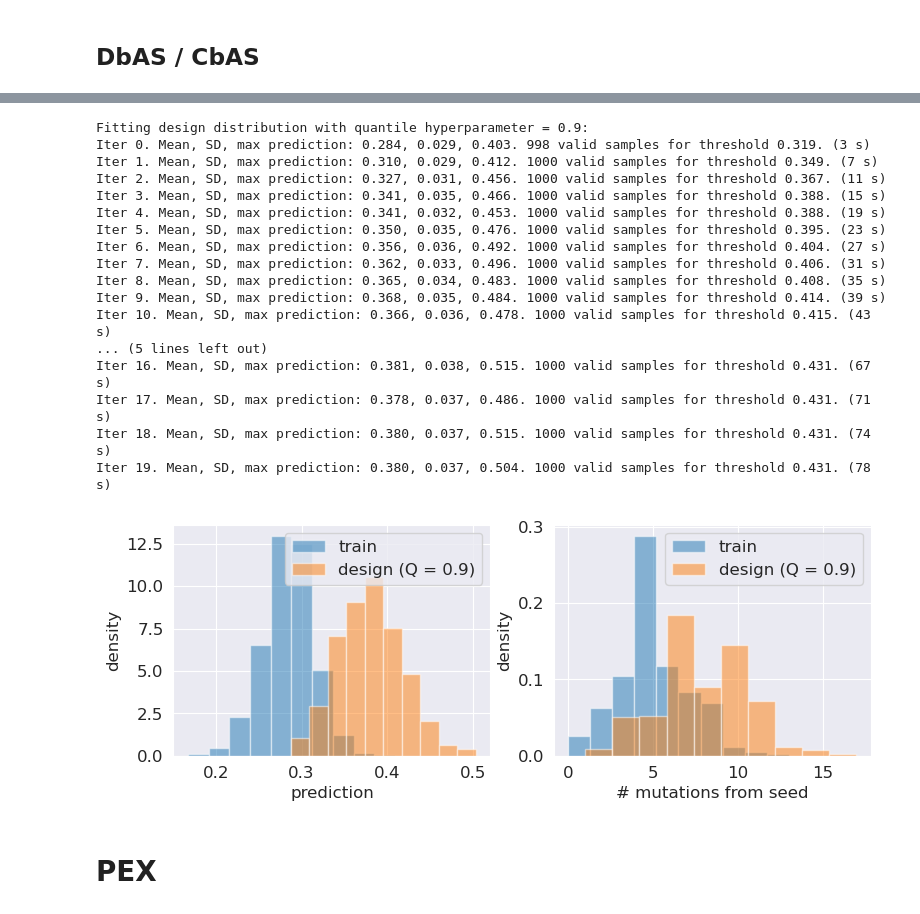
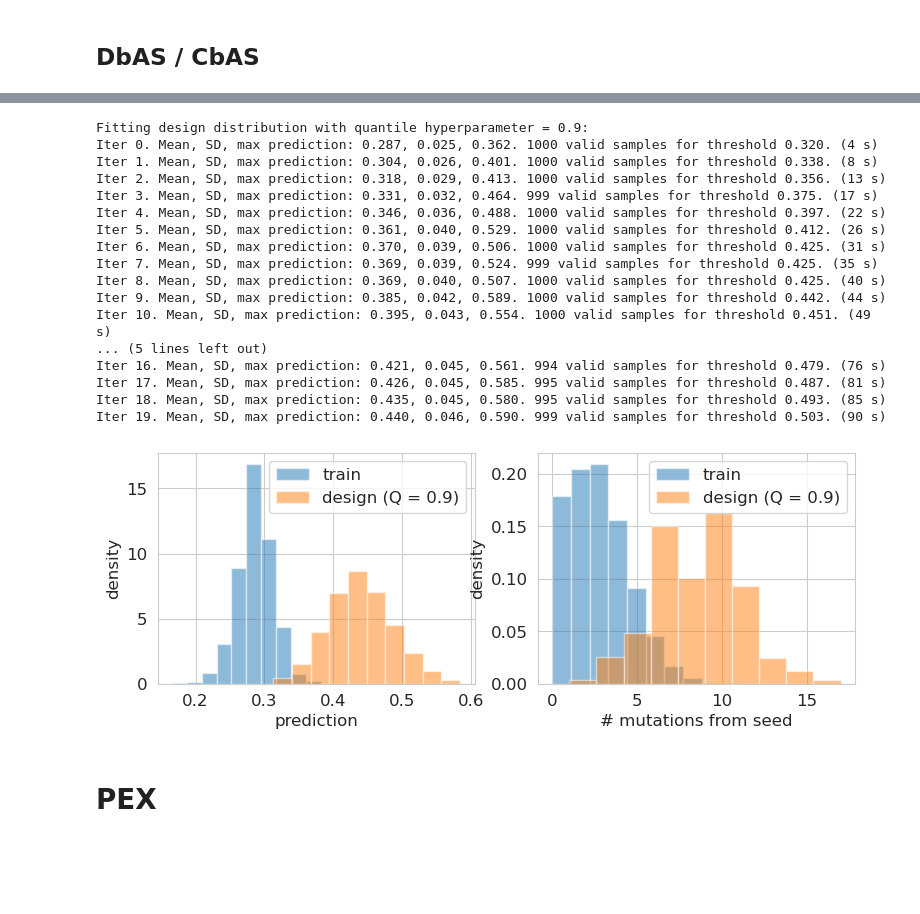
Before and after one commit to clarafy/design-algorithm-selection, a Jupyter notebook: notebooks/rna-031123.ipynb, the cells around one changed output, grey strips where cells are left out. Saved outputs shown, nothing was run; the diff lists cells and outputs as text; code cells hidden in the pictures; blank space fills up the shorter version.

```diff
--- a/notebooks/rna-031123.ipynb
+++ b/notebooks/rna-031123.ipynb
@@ -34,14 +42,14 @@ sns.set_style('darkgrid')
 reload(rna)
 n_train = 5000
 p_mutation = 4 / 50
-noise_sd = 0.03
+noise_sd = 0.02
 n_hidden = 100
 n_epoch = 5
 lr = 0.001
 n_filters = 32
-save_fname_no_ftype = 'nsd{:.2f}-h{}-032223'.format(noise_sd, n_hidden)
+save_fname_no_ftype = 'nsd{:.2f}-040324'.format(noise_sd, n_hidden)
 
-ridge, ff, cnn, testseq_n, ytest_n = rna.train_models(
+ridge, ff, cnn, trainseq_n, ytrain_n, testseq_n, ytest_n = rna.train_models(
     n_train,
     p_mutation=p_mutation,
     noise_sd=noise_sd,
@@ -278,6 +290,7 @@ latent_dim = 10
 n_hidden = 20
 weight_type = 'cbas'
 device = 'cpu'
+model = ridge
 
 cbas = designers.CbAS(
     model,
@@ -305,45 +318,45 @@ design_n = cbas.design_sequences(
 )
 # %% [output]
 Fitting design distribution with quantile hyperparameter = 0.9:
-Iter 0. Mean, SD, max prediction: 0.284, 0.029, 0.403. 998 valid samples for threshold 0.319. (3 s)
-Iter 1. Mean, SD, max prediction: 0.310, 0.029, 0.412. 1000 valid samples for threshold 0.349. (7 s)
-Iter 2. Mean, SD, max prediction: 0.327, 0.031, 0.456. 1000 valid samples for threshold 0.367. (11 s)
-Iter 3. Mean, SD, max prediction: 0.341, 0.035, 0.466. 1000 valid samples for threshold 0.388. (15 s)
-Iter 4. Mean, SD, max prediction: 0.341, 0.032, 0.453. 1000 valid samples for threshold 0.388. (19 s)
-Iter 5. Mean, SD, max prediction: 0.350, 0.035, 0.476. 1000 valid samples for threshold 0.395. (23 s)
-Iter 6. Mean, SD, max prediction: 0.356, 0.036, 0.492. 1000 valid samples for threshold 0.404. (27 s)
-Iter 7. Mean, SD, max prediction: 0.362, 0.033, 0.496. 1000 valid samples for threshold 0.406. (31 s)
-Iter 8. Mean, SD, max prediction: 0.365, 0.034, 0.483. 1000 valid samples for threshold 0.408. (35 s)
-Iter 9. Mean, SD, max prediction: 0.368, 0.035, 0.484. 1000 valid samples for threshold 0.414. (39 s)
-Iter 10. Mean, SD, max prediction: 0.366, 0.036, 0.478. 1000 valid samples for threshold 0.415. (43 s)
+Iter 0. Mean, SD, max prediction: 0.287, 0.025, 0.362. 1000 valid samples for threshold 0.320. (4 s)
+Iter 1. Mean, SD, max prediction: 0.304, 0.026, 0.401. 1000 valid samples for threshold 0.338. (8 s)
+Iter 2. Mean, SD, max prediction: 0.318, 0.029, 0.413. 1000 valid samples for threshold 0.356. (13 s)
+Iter 3. Mean, SD, max prediction: 0.331, 0.032, 0.464. 999 valid samples for threshold 0.375. (17 s)
+Iter 4. Mean, SD, max prediction: 0.346, 0.036, 0.488. 1000 valid samples for threshold 0.397. (22 s)
+Iter 5. Mean, SD, max prediction: 0.361, 0.040, 0.529. 1000 valid samples for threshold 0.412. (26 s)
+Iter 6. Mean, SD, max prediction: 0.370, 0.039, 0.506. 1000 valid samples for threshold 0.425. (31 s)
+Iter 7. Mean, SD, max prediction: 0.369, 0.039, 0.524. 999 valid samples for threshold 0.425. (35 s)
+Iter 8. Mean, SD, max prediction: 0.369, 0.040, 0.507. 1000 valid samples for threshold 0.425. (40 s)
+Iter 9. Mean, SD, max prediction: 0.385, 0.042, 0.589. 1000 valid samples for threshold 0.442. (44 s)
+Iter 10. Mean, SD, max prediction: 0.395, 0.043, 0.554. 1000 valid samples for threshold 0.451. (49 s)
 ... (5 lines left out)
-Iter 16. Mean, SD, max prediction: 0.381, 0.038, 0.515. 1000 valid samples for threshold 0.431. (67 s)
-Iter 17. Mean, SD, max prediction: 0.378, 0.037, 0.486. 1000 valid samples for threshold 0.431. (71 s)
-Iter 18. Mean, SD, max prediction: 0.380, 0.037, 0.515. 1000 valid samples for threshold 0.431. (74 s)
-Iter 19. Mean, SD, max prediction: 0.380, 0.037, 0.504. 1000 valid samples for threshold 0.431. (78 s)
+Iter 16. Mean, SD, max prediction: 0.421, 0.045, 0.561. 994 valid samples for threshold 0.479. (76 s)
+Iter 17. Mean, SD, max prediction: 0.426, 0.045, 0.585. 995 valid samples for threshold 0.487. (81 s)
+Iter 18. Mean, SD, max prediction: 0.435, 0.045, 0.580. 995 valid samples for threshold 0.493. (85 s)
+Iter 19. Mean, SD, max prediction: 0.440, 0.046, 0.590. 999 valid samples for threshold 0.503. (90 s)
 # %%
 predtrain_n = model.predict(trainseq_n)
 preddesign_n = model.predict(design_n)
 
-disttrain_n = np.array([editdistance.eval(rnabind.SEEDS[3], s) for s in trainseq_n])
-distdesign_n = np.array([editdistance.eval(rnabind.SEEDS[3], s) for s in design_n])
+disttrain_n = np.array([editdistance.eval(rna.RNABinding.SEEDS[3], s) for s in trainseq_n])
+distdesign_n = np.array([editdistance.eval(rna.RNABinding.SEEDS[3], s) for s in design_n])
 
 plt.figure(figsize=(9, 3))
 plt.subplot(121)
 plt.hist(predtrain_n, alpha=0.5, label='train', density=True)
 plt.hist(preddesign_n, alpha=0.5, label='design (Q = {})'.format(quantile), density=True)
 plt.legend()
 plt.xlabel('prediction');
 plt.ylabel('density');
 
 plt.subplot(122)
 plt.hist(disttrain_n, alpha=0.5, label='train', density=True)
 plt.hist(distdesign_n, alpha=0.5, label='design (Q = {})'.format(quantile), density=True)
 plt.legend()
 plt.xlabel('# mutations from seed');
 plt.ylabel('density');
 # %% [output]
-[figure, old version]
+[figure, new version]
 # %% [markdown]
 # PEX
 # %%
```
Also changed, not shown: parts of 22 cells of this notebook, 17 other files.
